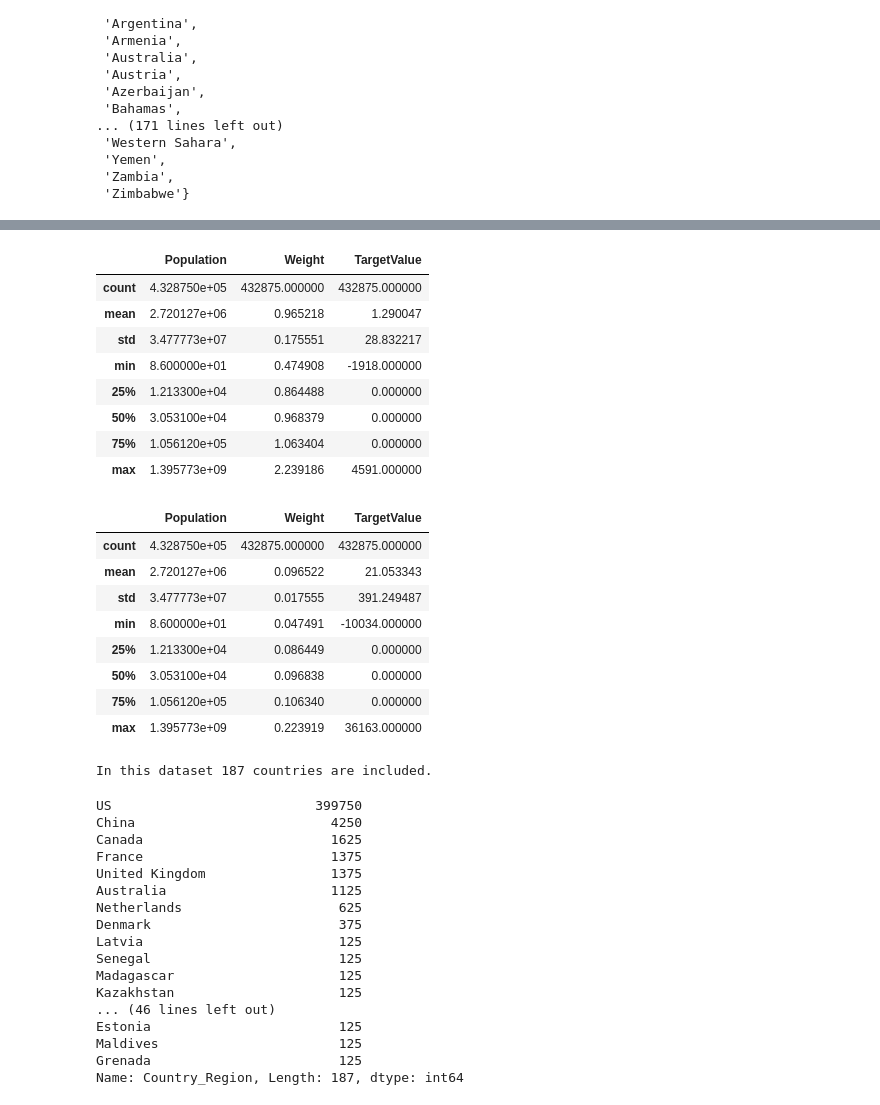
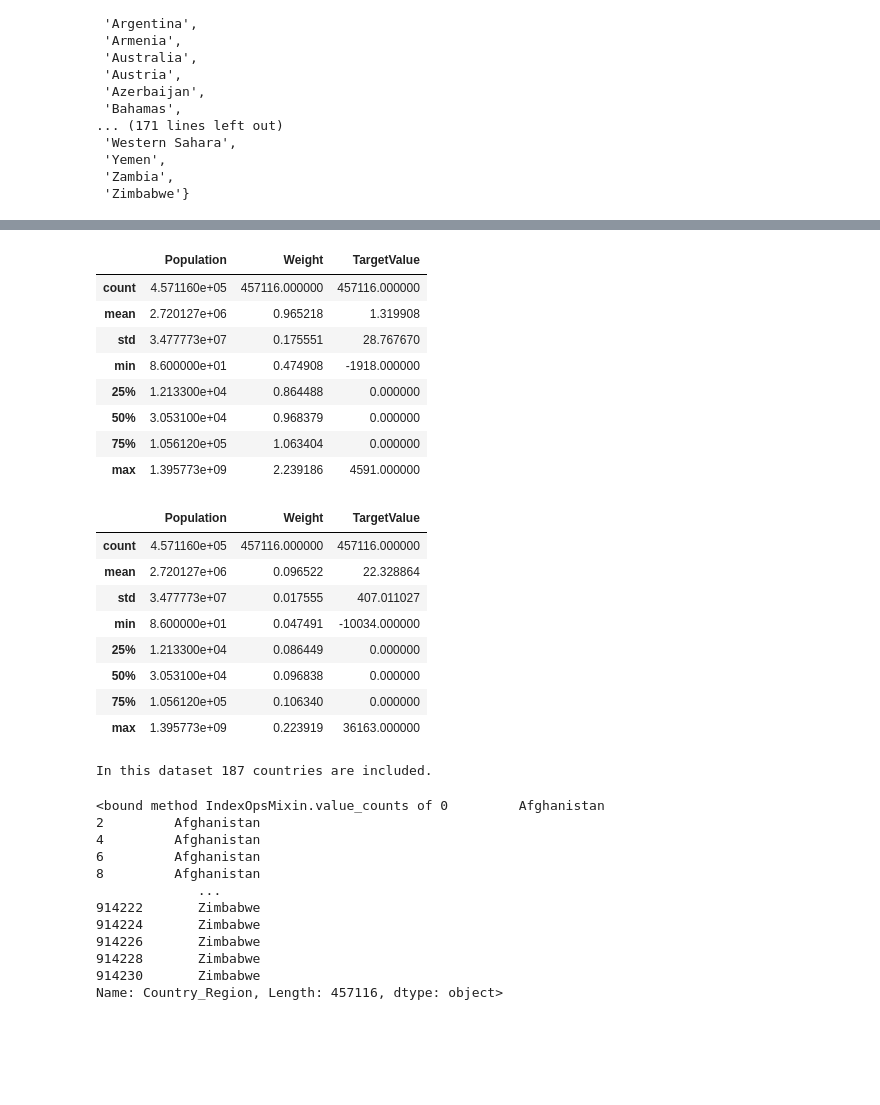
Before and after one commit to acquayefrank/MLDM2020-Project, a Jupyter notebook: experiment_further_eda.ipynb, the cells around one changed output, grey strips where cells are left out. Drawn from its saved outputs; the diff is of its cells as text; code cells hidden in the pictures; blank space fills up the shorter version.

```diff
--- a/experiment_further_eda.ipynb
+++ b/experiment_further_eda.ipynb
@@ -79,18 +69,18 @@ Name: Date, Length: 125, dtype: int64
 # %%
-train_data = pd.read_csv('train.csv')
+train_data = pd.read_csv('data/train.csv')
 
 train_data = train_data[['Country_Region', 'Population',
        'Weight', 'Date', 'Target', 'TargetValue']]
 
 cc_data = train_data[train_data['Target']=='ConfirmedCases'][['Country_Region', 'Population','Weight', 'Date','TargetValue']]
 f_data = train_data[train_data['Target']=='Fatalities'][['Country_Region', 'Population','Weight', 'Date','TargetValue']]
 
 f_data.describe()
 # %% [output]
 |  | Population | Weight | TargetValue |
-| count | 4.328750e+05 | 432875.000000 | 432875.000000 |
-| mean | 2.720127e+06 | 0.965218 | 1.290047 |
-| std | 3.477773e+07 | 0.175551 | 28.832217 |
+| count | 4.571160e+05 | 457116.000000 | 457116.000000 |
+| mean | 2.720127e+06 | 0.965218 | 1.319908 |
+| std | 3.477773e+07 | 0.175551 | 28.767670 |
 | min | 8.600000e+01 | 0.474908 | -1918.000000 |
 | 25% | 1.213300e+04 | 0.864488 | 0.000000 |
 | 50% | 3.053100e+04 | 0.968379 | 0.000000 |
@@ -100,9 +90,9 @@ f_data.describe()
 cc_data.describe()
 # %% [output]
 |  | Population | Weight | TargetValue |
-| count | 4.328750e+05 | 432875.000000 | 432875.000000 |
-| mean | 2.720127e+06 | 0.096522 | 21.053343 |
-| std | 3.477773e+07 | 0.017555 | 391.249487 |
+| count | 4.571160e+05 | 457116.000000 | 457116.000000 |
+| mean | 2.720127e+06 | 0.096522 | 22.328864 |
+| std | 3.477773e+07 | 0.017555 | 407.011027 |
 | min | 8.600000e+01 | 0.047491 | -10034.000000 |
 | 25% | 1.213300e+04 | 0.086449 | 0.000000 |
 | 50% | 3.053100e+04 | 0.096838 | 0.000000 |
@@ -116,23 +106,18 @@ In this dataset 187 countries are included.
 # %%
 cc_data['Country_Region'].value_counts
 # %% [output]
-US                          399750
-China                         4250
-Canada                        1625
-France                        1375
-United Kingdom                1375
-Australia                     1125
-Netherlands                    625
-Denmark                        375
-Latvia                         125
-Senegal                        125
-Madagascar                     125
-Kazakhstan                     125
-... (46 lines left out)
-Estonia                        125
-Maldives                       125
-Grenada                        125
-Name: Country_Region, Length: 187, dtype: int64
+<bound method IndexOpsMixin.value_counts of 0         Afghanistan
+2         Afghanistan
+4         Afghanistan
+6         Afghanistan
+8         Afghanistan
+             ...
+914222       Zimbabwe
+914224       Zimbabwe
+914226       Zimbabwe
+914228       Zimbabwe
+914230       Zimbabwe
+Name: Country_Region, Length: 457116, dtype: object>
 # %%
 grouped_cc = cc_data.groupby(['Country_Region', 'Date'])
 grouped_cc = grouped_cc.apply(lambda x: x[x['TargetValue']>0]).reset_index(drop=True)
```
Also changed, not shown: parts of 25 cells of this notebook, 6 other files.
